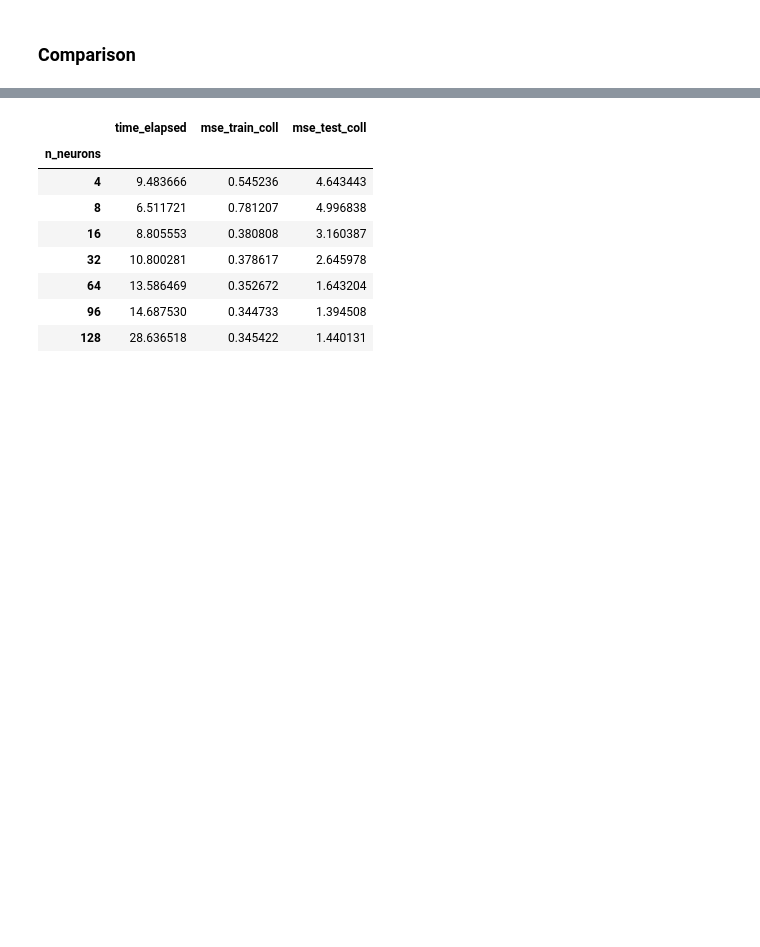
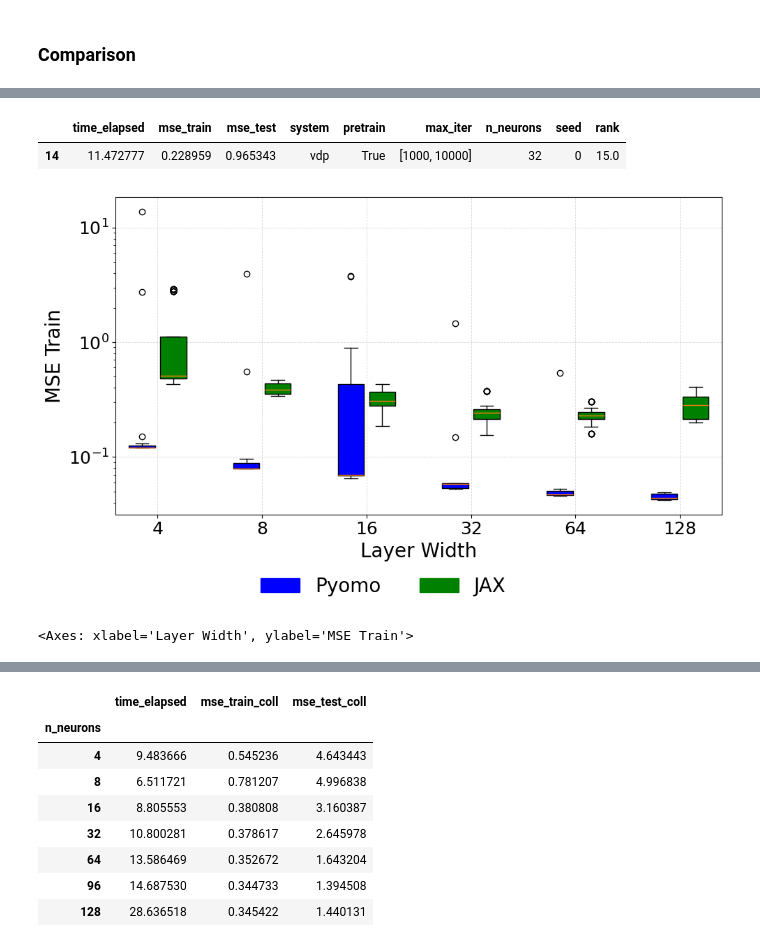
Before and after one commit to mariashapo/NODE, a Jupyter notebook: src/analysis/synthetic/net_size.ipynb, the cells around one changed output, grey strips where cells are left out. Saved outputs shown, nothing was run; the diff lists cells and outputs as text; code cells hidden in the pictures; blank space fills up the shorter version.

```diff
--- a/src/analysis/synthetic/net_size.ipynb
+++ b/src/analysis/synthetic/net_size.ipynb
@@ -5,6 +5,6 @@ train_info = GraphsTraining()
 # %% [markdown]
 ### Load JAX
 # %%
-results_reg_jax = load_all_pickles("results/jax_study_vdp_net_size_smoke", recursive=True)
+results_reg_jax = load_all_pickles("results/jax_vdp_net_size", recursive=True)
 results_df_jax = Results.flatten_convergence_data(results_reg_jax, model_type="pytorch")
 # %% [output]
@@ -106,7 +113,7 @@ dx = (
 py = seed_rank_within_width(py, width_col="layer_width", seed_col="seed")
 dx = seed_rank_within_width(dx, width_col="layer_width", seed_col="seed")
 
-# --- 4) merge on (layer_width, seed_rank) and pick closest diffrax time per pyomo run ---
+# --- 4) merge on (layer_width, seed_rank) and pick closest JAX time per pyomo run ---
 merged = py.merge(
     dx,
     on=["layer_width", "seed_rank"],
@@ -114,7 +121,7 @@ merged = py.merge(
     suffixes=("_pyomo", "_diffrax"),
 )
 
-merged["time_diff"] = (merged["time"] - merged["pyomo_time"]).abs()
+merged["time_diff"] = (merged["time_elapsed"] - merged["pyomo_time"]).abs()
 
 best = merged.loc[merged.groupby("pyomo_row")["time_diff"].idxmin()].copy()
 best = best.sort_values("pyomo_row")  # preserve pyomo run order
@@ -123,10 +130,10 @@ best = best.sort_values("pyomo_row")  # preserve pyomo run order
 pyomo_df_rows = pyomo_df.loc[best["pyomo_row"].to_numpy()].copy()
 jax_df_rows   = jax_df.loc[best["diffrax_row"].to_numpy()].copy()
 
-# (optional) attach pairing info to jax_df_rows for plotting / debugging
-jax_df_rows = jax_df_rows.assign(
-    pyomo_timing=best["pyomo_time"].to_numpy(),
-    time_diff=best["time_diff"].to_numpy(),
-    seed_rank=best["seed_rank"].to_numpy(),
-    n_neurons=best["layer_width"].to_numpy(),
-)
+# # (optional) attach pairing info to jax_df_rows for plotting / debugging
+# jax_df_rows = jax_df_rows.assign(
+#     pyomo_timing=best["pyomo_time"].to_numpy(),
+#     time_diff=best["time_diff"].to_numpy(),
+#     seed_rank=best["seed_rank"].to_numpy(),
+#     n_neurons=best["layer_width"].to_numpy(),
+# )
@@ -134,0 +156,2 @@ KeyError: 'time'
+# %%
+jax_df_rows = jax_df_rows.rename(columns={"layer_width": "n_neurons"})
@@ -134,0 +163,31 @@ KeyError: 'time'
+# %%
+jax_df_rows.head(1)
+# %% [output]
+|  | time_elapsed | mse_train | mse_test | system | pretrain | max_iter | n_neurons | seed | rank |
+| 14 | 11.472777 | 0.228959 | 0.965343 | vdp | True | [1000, 10000] | 32 | 0 | 15.0 |
+# %%
+jax_train = Results.prep_for_boxplots(jax_df_rows,  'n_neurons',  'mse_train')
+pyomo_train = Results.prep_for_boxplots(pyomo_df_rows,  'n_neurons',  'mse_train_coll')
+
+jax_test = Results.prep_for_boxplots(jax_df_rows,  'n_neurons',  'mse_test')
+pyomo_test = Results.prep_for_boxplots(pyomo_df_rows,  'n_neurons',  'mse_test_coll')
+
+jax_times = Results.prep_for_boxplots(jax_df_rows,  'n_neurons',  'time_elapsed')
+pyomo_times = Results.prep_for_boxplots(pyomo_df_rows,  'n_neurons',  'time_elapsed')
+# %%
+Graphs.plot_boxplots_custom(pyomo_train['mse_train_coll'], jax_train['mse_train'], pyomo_train.x_labels,
+            '',
+              'MSE Train', color_labels=["Pyomo", "JAX"],
+              x_label = "Layer Width",
+              figsize=(10, 6),
+              label_fontsize=20,
+              tick_fontsize=18,
+              legend_fontsize=20,
+              title_fontsize=20,
+              legend_bbox_y=-0.02,
+              legend_ncol=2,
+              y_log = True
+              )
+# %% [output]
+[figure, added]
+<Axes: xlabel='Layer Width', ylabel='MSE Train'>
```
Also changed, not shown: parts of 12 cells of this notebook, 9 other files.
